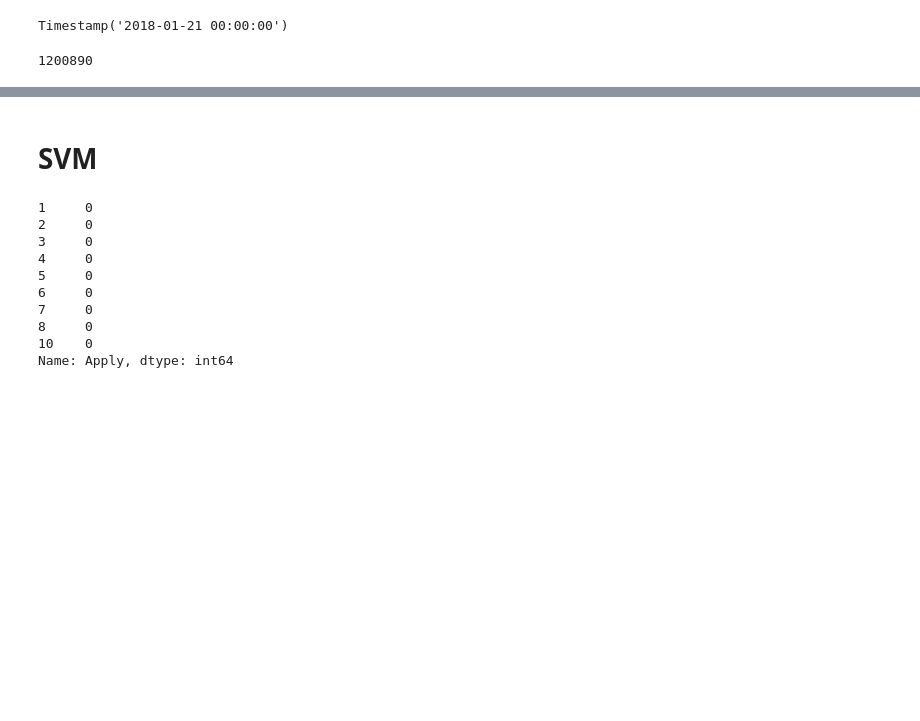
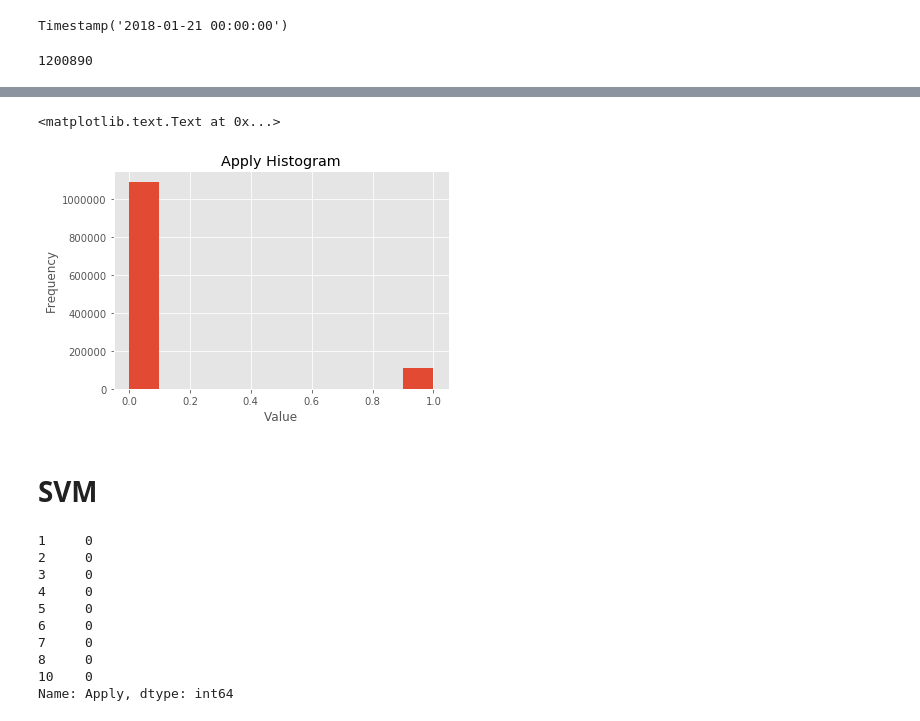
Before and after one commit to tgh1122334/CodingChallange, a Jupyter notebook: glassdoor/Untitled.ipynb, the cells around one changed output, grey strips where cells are left out. Cells and saved outputs as stored; diff of their text form; code cells hidden in the pictures; blank space fills up the shorter version.

```diff
--- a/glassdoor/Untitled.ipynb
+++ b/glassdoor/Untitled.ipynb
@@ -2,6 +2,10 @@
 import numpy as np
 import pandas as pd
 import os
+import matplotlib.pyplot as plt
+from sklearn import metrics
+%matplotlib inline
+plt.style.use('ggplot')
 # %%
 os.getcwd()
 # %% [output]
@@ -77,0 +82,8 @@ NameError: name 'df' is not defined
+# %%
+plt.hist(df.Apply)
+plt.title("Apply Histogram")
+plt.xlabel("Value")
+plt.ylabel("Frequency")
+# %% [output]
+<matplotlib.text.Text at 0x...>
+[figure, added]
```
Also changed, not shown: parts of 23 cells of this notebook.
